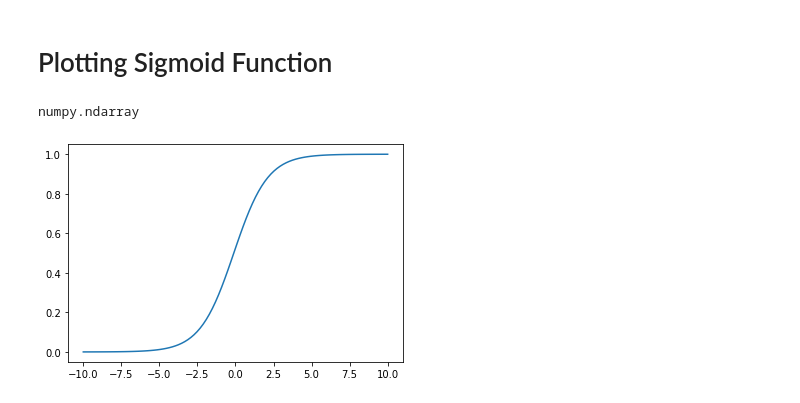
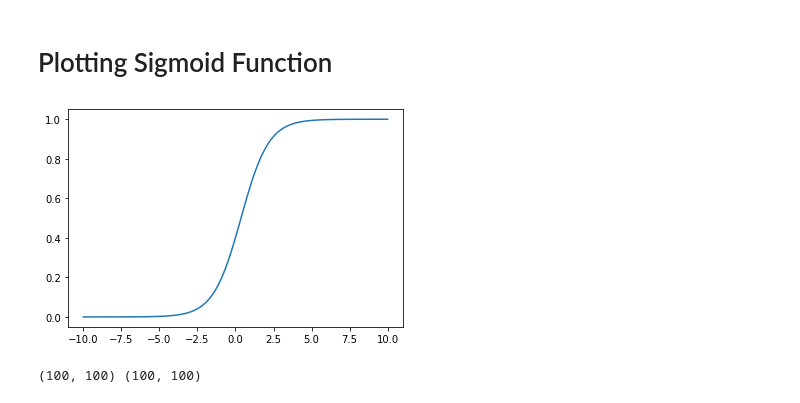
Before and after one commit to h1mmeister/Sigmoid_Neuron, a Jupyter notebook: Sigmoid_Nueron.ipynb, the cells around one changed output. Drawn from its saved outputs; the diff is of its cells as text; code cells hidden in the pictures.

```diff
--- a/Sigmoid_Nueron.ipynb
+++ b/Sigmoid_Nueron.ipynb
@@ -8,15 +10,10 @@ def sigmoid(x,w,b):
   return 1/(1 + np.exp(-(w*x + b)))
 # %%
-w = 0.9
-b = 0.1
+w = 1.1 #@param {type: "slider", min: -2, max: 2, step: 0.1}
+b = -0.4 #@param {type: "slider", min: -2, max: 2, step: 0.1}
 X = np.linspace(-10, 10, 100)
 Y = sigmoid(X, w, b)
+plt.plot(X, Y)
+plt.show()
+# %% [output]
+[figure, added]
-# %%
-type(Y)
-# %% [output]
-numpy.ndarray
-# %%
-plt.plot(X, Y)
-plt.show()
-# %% [output]
-[figure, removed]
@@ -22,0 +25,9 @@ plt.show()
+# %%
+x1 = np.linspace(-10, 10, 100)
+x2 = np.linspace(-10, 10, 100)
+
+X1, X2 = np.meshgrid(x1,x2)
+
+print(X1.shape, X2.shape)
+# %% [output]
+(100, 100) (100, 100)
```
Also changed, not shown: parts of 6 cells of this notebook.
